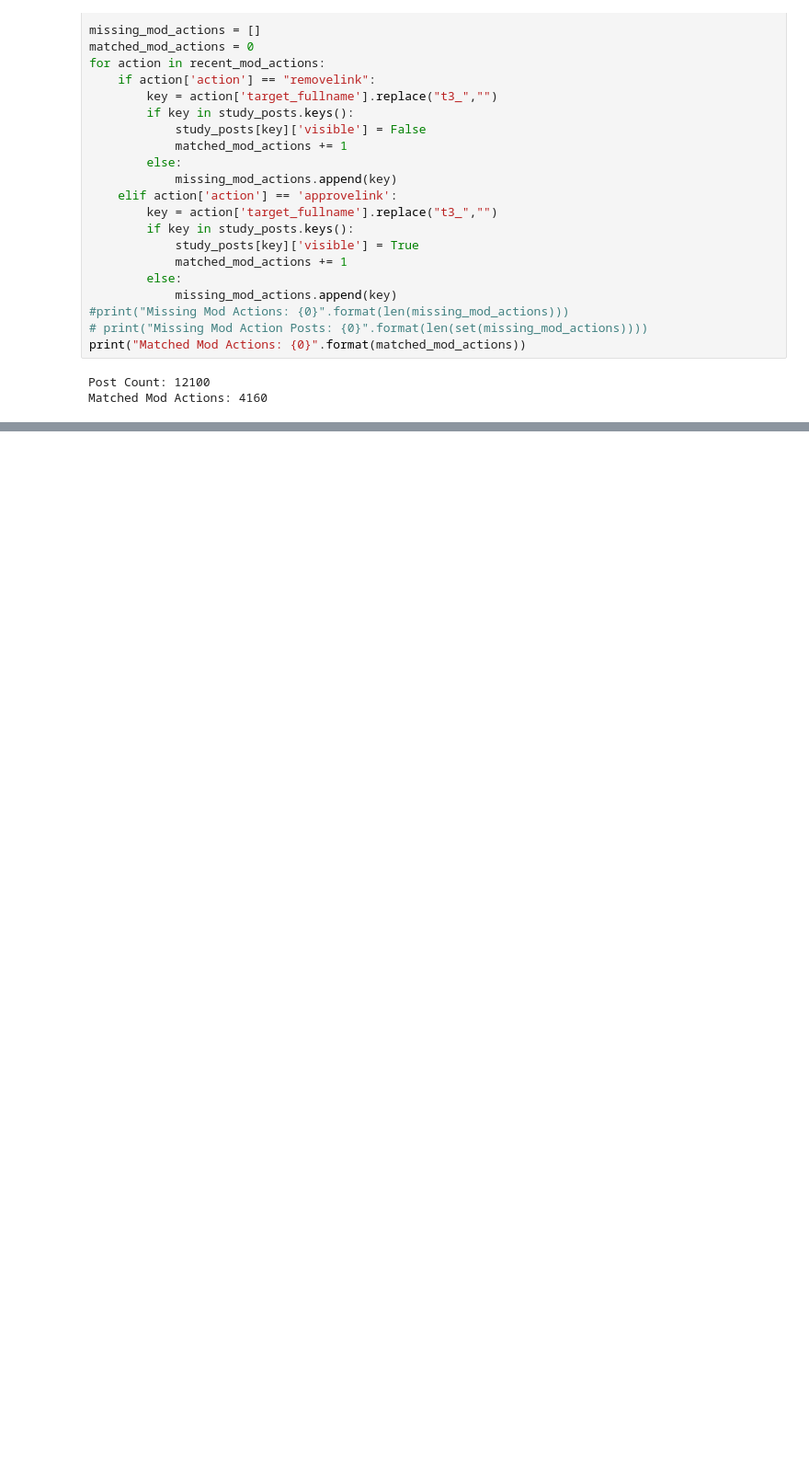
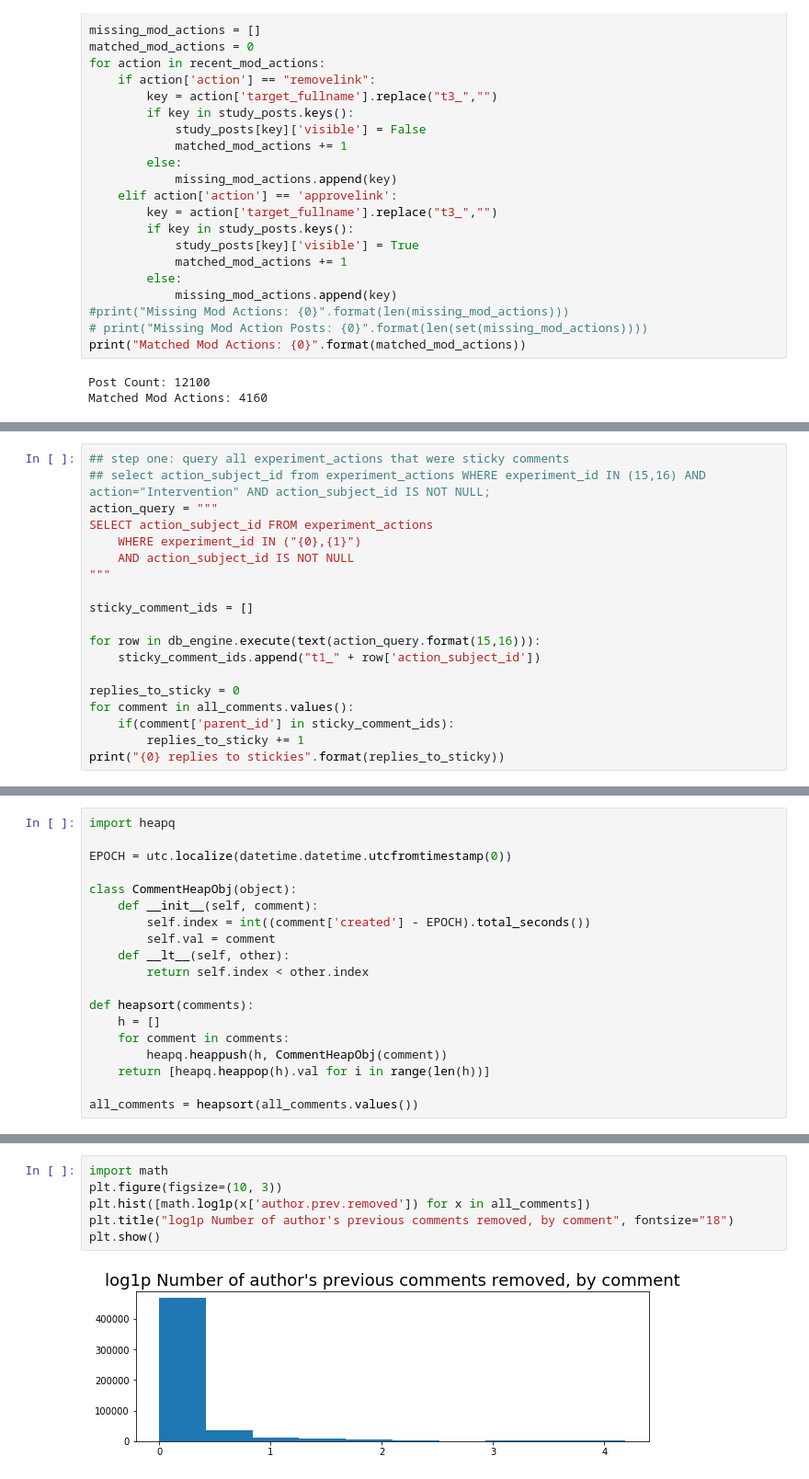
Before and after one commit to citizensandtech/CivilServant-Analysis, a Jupyter notebook: reports/ffxiv-2019/r_ffxiv_dataframe_creation_03.2020.py.ipynb, the cells around one changed output, grey strips where cells are left out. Shown at 92% size. Cells and saved outputs as stored; diff of their text form; blank space fills up the shorter version.

```diff
--- a/reports/ffxiv-2019/r_ffxiv_dataframe_creation_03.2020.py.ipynb
+++ b/reports/ffxiv-2019/r_ffxiv_dataframe_creation_03.2020.py.ipynb
@@ -151,0 +321,19 @@ Six months before 2019-07-06 12:26:30
+# %%
+## step one: query all experiment_actions that were sticky comments
+## select action_subject_id from experiment_actions WHERE experiment_id IN (15,16) AND action="Intervention" AND action_subject_id IS NOT NULL;
+action_query = """
+SELECT action_subject_id FROM experiment_actions
+    WHERE experiment_id IN ("{0},{1}")
+    AND action_subject_id IS NOT NULL
+"""
+
+sticky_comment_ids = []
+
+for row in db_engine.execute(text(action_query.format(15,16))):
+    sticky_comment_ids.append("t1_" + row['action_subject_id'])
+
+replies_to_sticky = 0
+for comment in all_comments.values():
+    if(comment['parent_id'] in sticky_comment_ids):
+        replies_to_sticky += 1
+print("{0} replies to stickies".format(replies_to_sticky))
@@ -151,0 +344,19 @@ Six months before 2019-07-06 12:26:30
+# %%
+import heapq
+
+EPOCH = utc.localize(datetime.datetime.utcfromtimestamp(0))
+
+class CommentHeapObj(object):
+    def __init__(self, comment):
+        self.index = int((comment['created'] - EPOCH).total_seconds())
+        self.val = comment
+    def __lt__(self, other):
+        return self.index < other.index
+
+def heapsort(comments):
+    h = []
+    for comment in comments:
+        heapq.heappush(h, CommentHeapObj(comment))
+    return [heapq.heappop(h).val for i in range(len(h))]
+
+all_comments = heapsort(all_comments.values())
@@ -151,0 +434,8 @@ Six months before 2019-07-06 12:26:30
+# %%
+import math
+plt.figure(figsize=(10, 3))
+plt.hist([math.log1p(x['author.prev.removed']) for x in all_comments])
+plt.title("log1p Number of author's previous comments removed, by comment", fontsize="18")
+plt.show()
+# %% [output]
+[figure, added]
```
Also changed, not shown: parts of 43 cells of this notebook.
